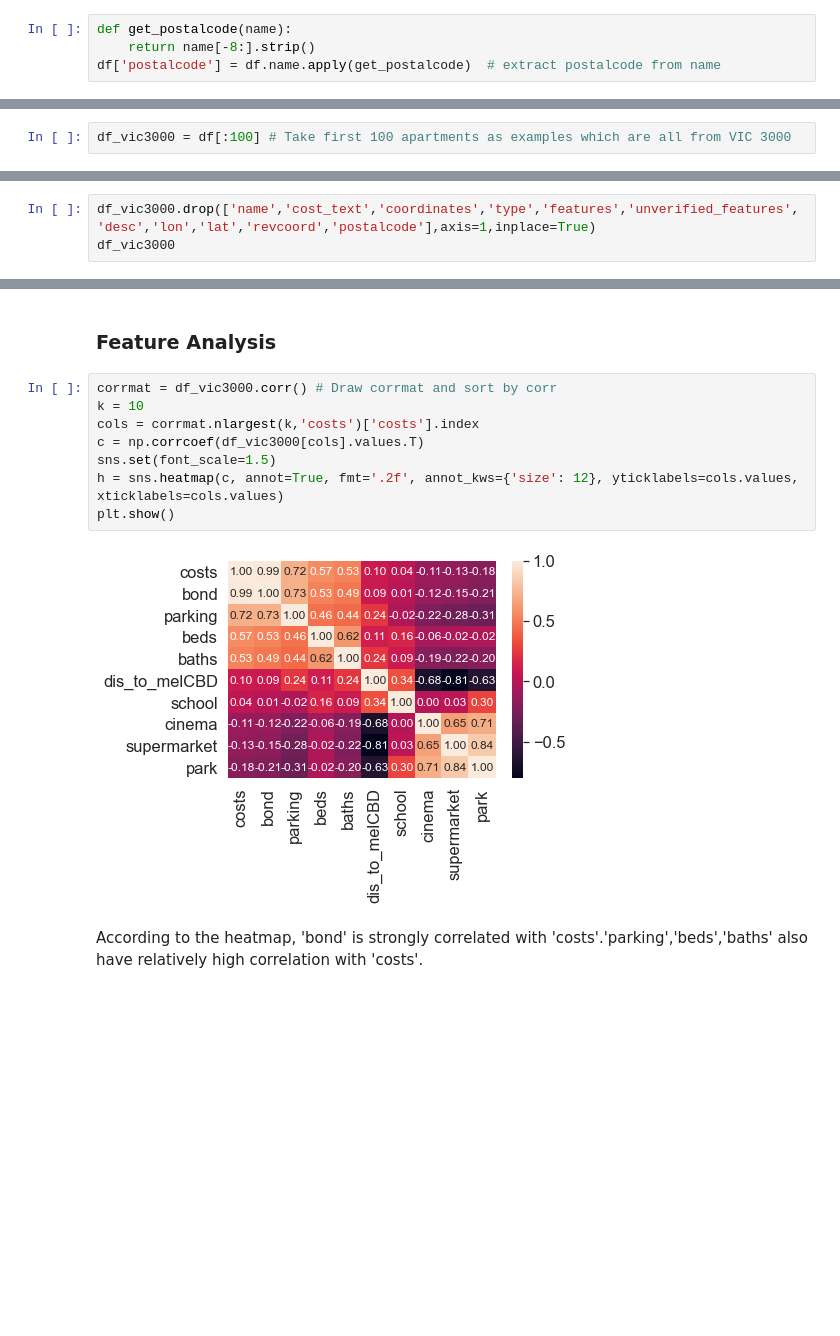
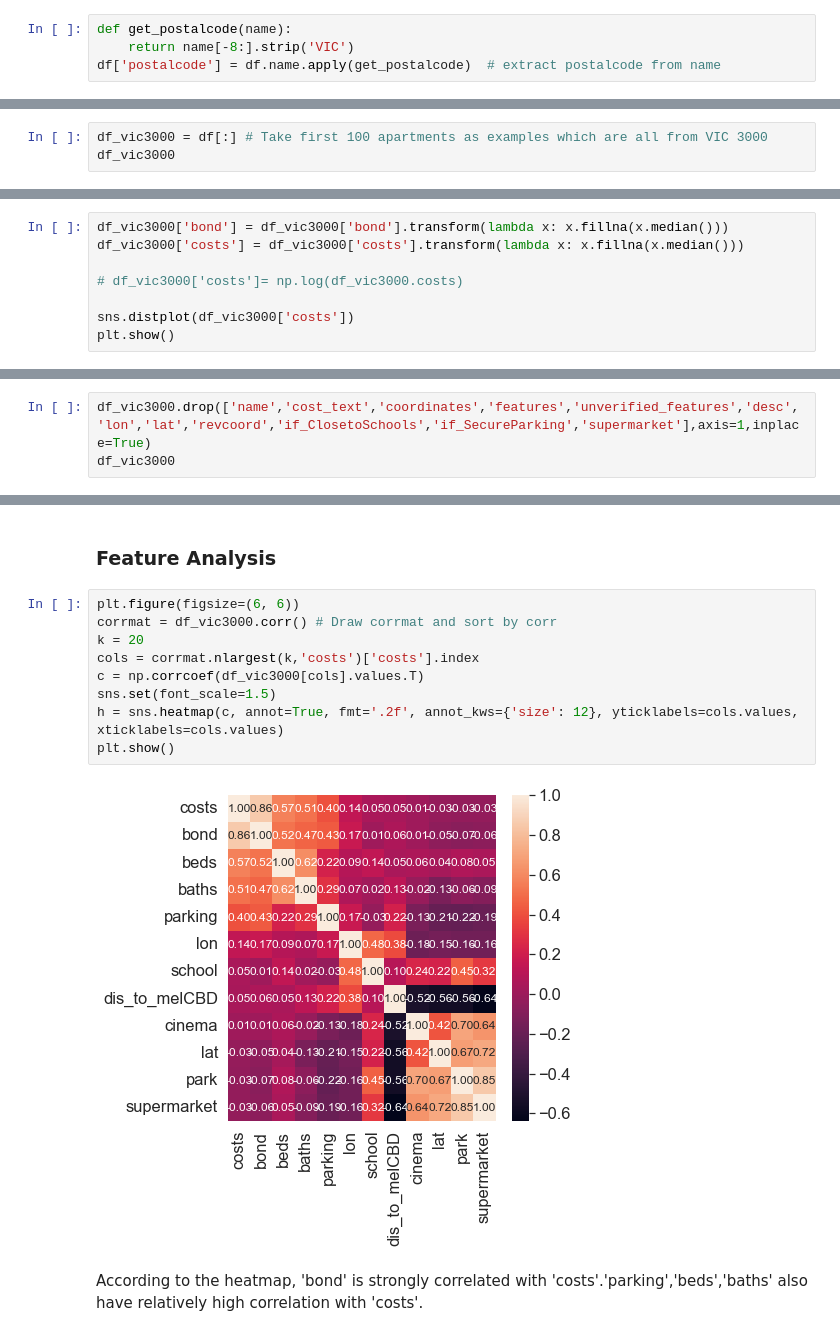
Before and after one commit to MAST30034-Applied-Data-Science/generic-real-estate-consulting-project-group37, a Jupyter notebook: notebooks/sprint5.ipynb, the cells around one changed output, grey strips where cells are left out. Drawn from its saved outputs; the diff is of its cells as text; blank space fills up the shorter version.

```diff
--- a/notebooks/sprint5.ipynb
+++ b/notebooks/sprint5.ipynb
@@ -28,4 +140,4 @@ df
 # %%
 def get_postalcode(name):
-    return name[-8:].strip()
+    return name[-8:].strip('VIC')
 df['postalcode'] = df.name.apply(get_postalcode)  # extract postalcode from name
@@ -32,2 +156,3 @@ df['postalcode'] = df.name.apply(get_postalcode)  # extract postalcode from name
 # %%
-df_vic3000 = df[:100] # Take first 100 apartments as examples which are all from VIC 3000
+df_vic3000 = df[:] # Take first 100 apartments as examples which are all from VIC 3000
+df_vic3000
@@ -40,0 +175,8 @@ sns.distplot(df_vic3000['costs'])
+# %%
+df_vic3000['bond'] = df_vic3000['bond'].transform(lambda x: x.fillna(x.median()))
+df_vic3000['costs'] = df_vic3000['costs'].transform(lambda x: x.fillna(x.median()))
+
+# df_vic3000['costs']= np.log(df_vic3000.costs)
+
+sns.distplot(df_vic3000['costs'])
+plt.show()
@@ -48,5 +194,5 @@ Index(['name', 'cost_text', 'coordinates', 'type', 'bond', 'features',
       dtype='object')
 # %%
-df_vic3000.drop(['name','cost_text','coordinates','type','features','unverified_features','desc','lon','lat','revcoord','postalcode'],axis=1,inplace=True)
+df_vic3000.drop(['name','cost_text','coordinates','features','unverified_features','desc','lon','lat','revcoord','if_ClosetoSchools','if_SecureParking','supermarket'],axis=1,inplace=True)
 df_vic3000
 # %% [output]
@@ -110,15 +262,16 @@ dtype: int64
 # %% [markdown]
 ### Feature Analysis
 # %%
+plt.figure(figsize=(6, 6))
 corrmat = df_vic3000.corr() # Draw corrmat and sort by corr
-k = 10
+k = 20
 cols = corrmat.nlargest(k,'costs')['costs'].index
 c = np.corrcoef(df_vic3000[cols].values.T)
 sns.set(font_scale=1.5)
 h = sns.heatmap(c, annot=True, fmt='.2f', annot_kws={'size': 12}, yticklabels=cols.values, xticklabels=cols.values)
 plt.show()
 # %% [output]
-[figure, old version]
+[figure, new version]
 # %% [markdown]
 According to the heatmap, 'bond' is strongly correlated with 'costs'.'parking','beds','baths' also have relatively high correlation with 'costs'.
 # %% [markdown]
```
Also changed, not shown: parts of 33 cells of this notebook.
